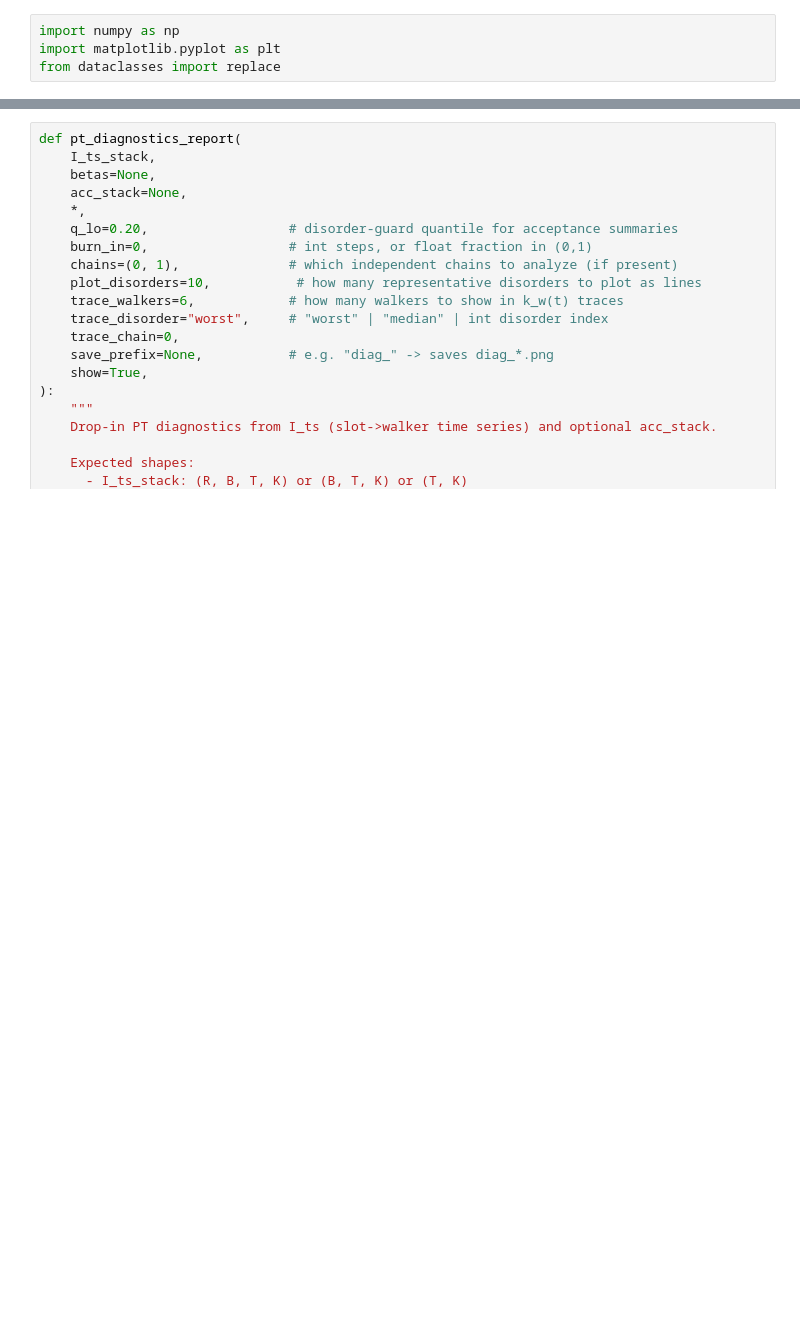
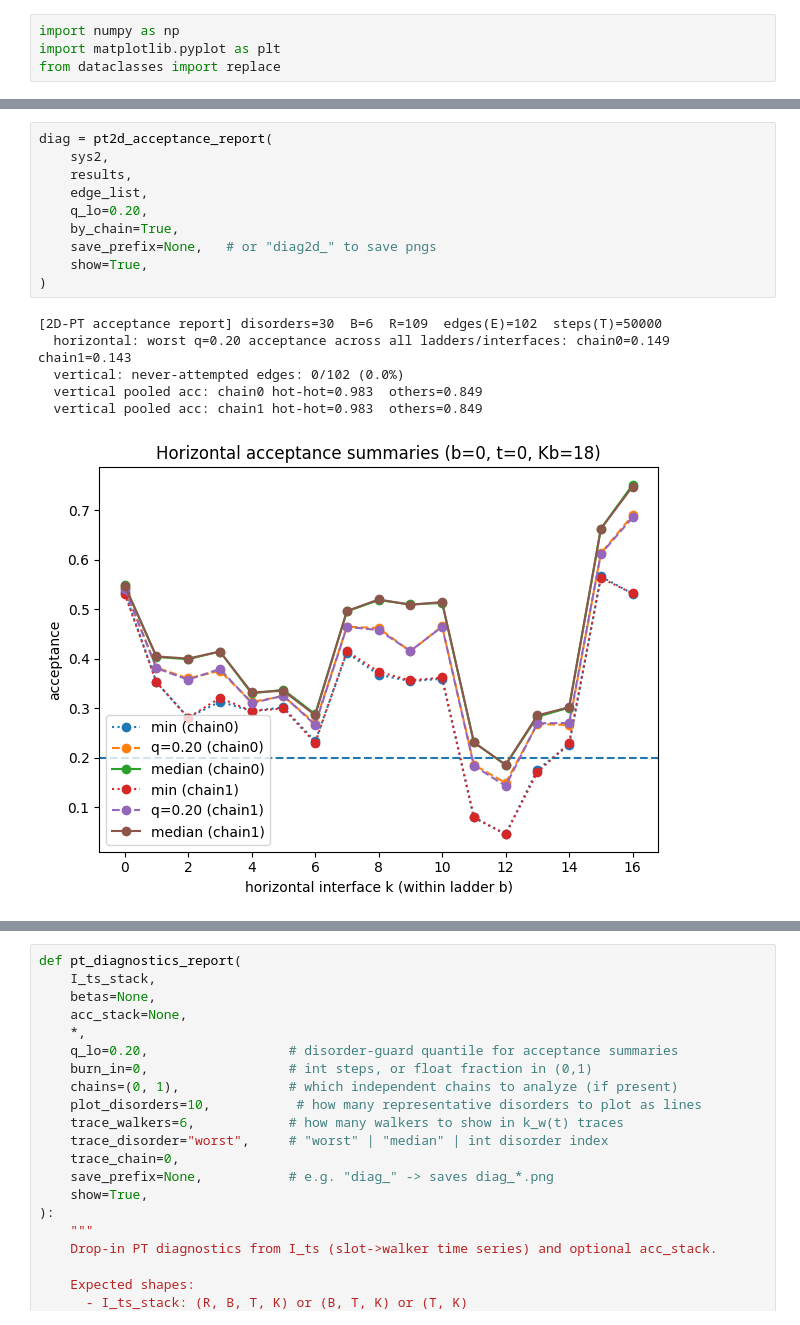
Before and after one commit to Ale-Neri-137/PMLS_project, a Jupyter notebook: notebook/Main2.ipynb, the cells around one changed output, grey strips where cells are left out. Cells and saved outputs as stored; diff of their text form; blank space fills up the shorter version.

```diff
--- a/notebook/Main2.ipynb
+++ b/notebook/Main2.ipynb
@@ -58,0 +627,17 @@ acc_low= [56 46 42 40 43 43 41 41 37 38 38 44 46 27 34 53 20 21 21 26 18 28 22 8
+# %%
+diag = pt2d_acceptance_report(
+    sys2,
+    results,
+    edge_list,
+    q_lo=0.20,
+    by_chain=True,
+    save_prefix=None,   # or "diag2d_" to save pngs
+    show=True,
+)
+# %% [output]
+[2D-PT acceptance report] disorders=30  B=6  R=109  edges(E)=102  steps(T)=50000
+  horizontal: worst q=0.20 acceptance across all ladders/interfaces: chain0=0.149  chain1=0.143
+  vertical: never-attempted edges: 0/102 (0.0%)
+  vertical pooled acc: chain0 hot-hot=0.983  others=0.849
+  vertical pooled acc: chain1 hot-hot=0.983  others=0.849
+[figure, added]
```
Also changed, not shown: parts of 34 cells of this notebook, 3 other files.
